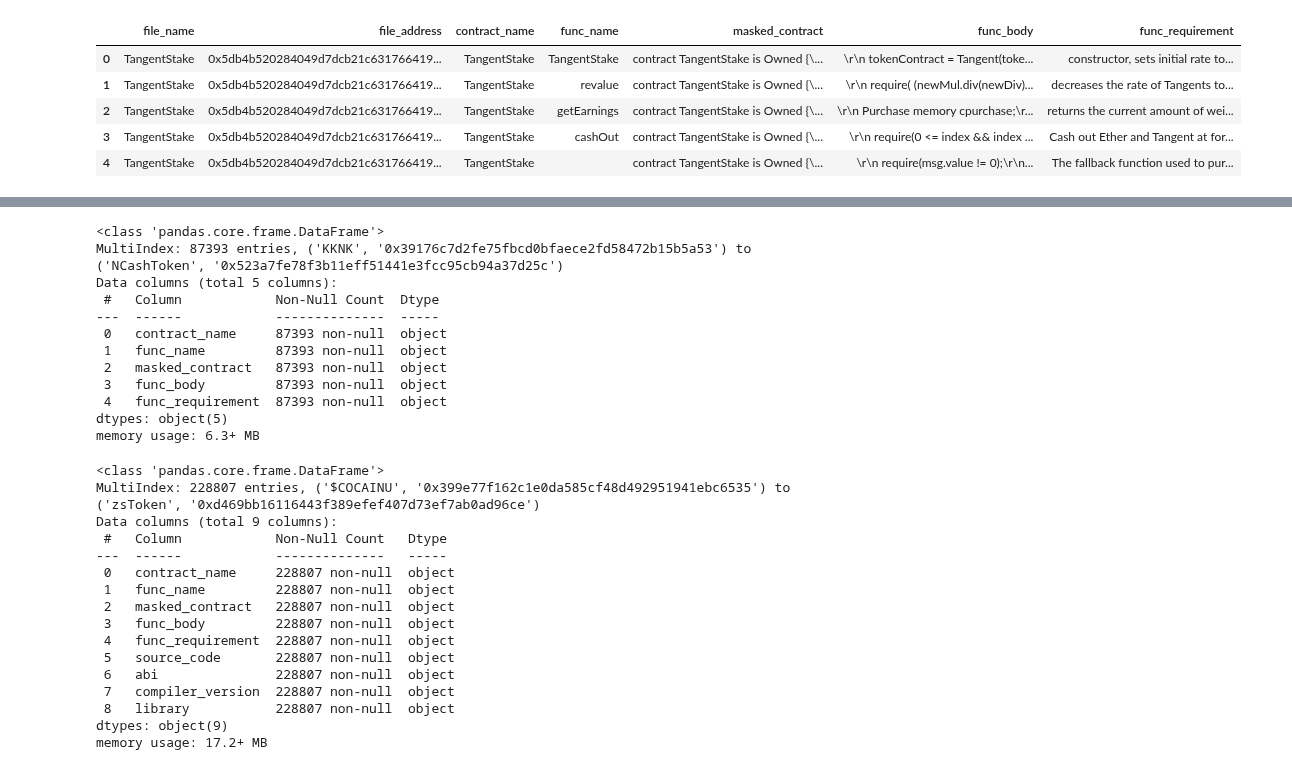
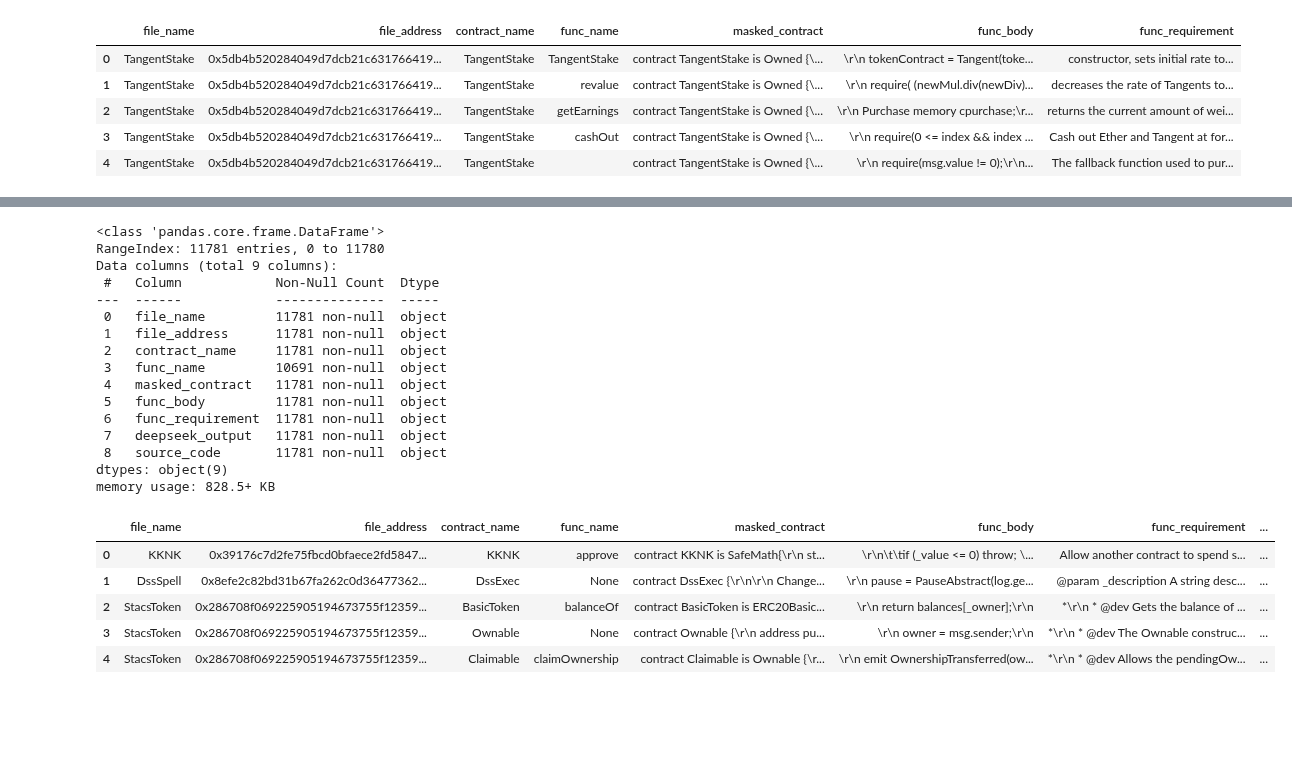
Before and after one commit to echodrift/code-generation, a Jupyter notebook: codegen.ipynb, the cells around one changed output, grey strips where cells are left out. Saved outputs shown, nothing was run; the diff lists cells and outputs as text; code cells hidden in the pictures; blank space fills up the shorter version.

```diff
--- a/codegen.ipynb
+++ b/codegen.ipynb
@@ -118,0 +149,7 @@ test_data.to_parquet("./data/data/test_data.parquet", engine="fastparquet")
+# %%
+train_file = pd.read_parquet("./data/solfile/train_file.parquet", engine="fastparquet")
+source = []
+for i in range(len(train)):
+    source.append(train_file[(train_file["file_name"] == train.loc[i, "file_name"]) &
+                            (train_file["file_address"] == train.loc[i, "file_address"])]["source_code"].iloc[0])
+source[0]
@@ -284,39 +266,33 @@ memory usage: 6.3+ MB
-# %%
-test_data.info()
-# %% [output]
-<class 'pandas.core.frame.DataFrame'>
-MultiIndex: 87393 entries, ('KKNK', '0x39176c7d2fe75fbcd0bfaece2fd58472b15b5a53') to ('NCashToken', '0x523a7fe78f3b11eff51441e3fcc95cb94a37d25c')
-Data columns (total 5 columns):
- #   Column            Non-Null Count  Dtype
----  ------            --------------  -----
- 0   contract_name     87393 non-null  object
- 1   func_name         87393 non-null  object
- 2   masked_contract   87393 non-null  object
- 3   func_body         87393 non-null  object
- 4   func_requirement  87393 non-null  object
-dtypes: object(5)
-memory usage: 6.3+ MB
-# %%
-test_file = pd.read_parquet("./data/solfile/test_file.parquet", engine="fastparquet")
-test_file.set_index(["file_name", "file_address"], inplace=True)
-
-test = test_data.join(test_file, how="inner")
+# %%
+source_codes = []
+for i in range(len(test)):
+    source_codes.append(test_file[(test_file["file_name"] == test.loc[i, "file_name"]) &
+                                  (test_file["file_address"] == test.loc[i, "file_address"])]["source_code"].iloc[0])
+test["source_code"] = source_codes
+test.info()
+# %% [output]
+<class 'pandas.core.frame.DataFrame'>
+RangeIndex: 11781 entries, 0 to 11780
+Data columns (total 9 columns):
+ #   Column            Non-Null Count  Dtype
+---  ------            --------------  -----
+ 0   file_name         11781 non-null  object
+ 1   file_address      11781 non-null  object
+ 2   contract_name     11781 non-null  object
+ 3   func_name         10691 non-null  object
+ 4   masked_contract   11781 non-null  object
+ 5   func_body         11781 non-null  object
+ 6   func_requirement  11781 non-null  object
+ 7   deepseek_output   11781 non-null  object
+ 8   source_code       11781 non-null  object
+dtypes: object(9)
+memory usage: 828.5+ KB
 # %%
-test.info()
+test.head()
 # %% [output]
-<class 'pandas.core.frame.DataFrame'>
-MultiIndex: 228807 entries, ('$COCAINU', '0x399e77f162c1e0da585cf48d492951941ebc6535') to ('zsToken', '0xd469bb16116443f389efef407d73ef7ab0ad96ce')
-Data columns (total 9 columns):
- #   Column            Non-Null Count   Dtype
----  ------            --------------   -----
- 0   contract_name     228807 non-null  object
- 1   func_name         228807 non-null  object
- 2   masked_contract   228807 non-null  object
- 3   func_body         228807 non-null  object
- 4   func_requirement  228807 non-null  object
- 5   source_code       228807 non-null  object
- 6   abi               228807 non-null  object
- 7   compiler_version  228807 non-null  object
- 8   library           228807 non-null  object
-dtypes: object(9)
-memory usage: 17.2+ MB
+|  | file_name | file_address | contract_name | func_name | masked_contract | func_body | func_requirement | ... |
+| 0 | KKNK | 0x39176c7d2fe75fbcd0bfaece2fd5847... | KKNK | approve | contract KKNK is SafeMath{\r\n st... | \r\n\t\tif (_value <= 0) throw; \... | Allow another contract to spend s... | ... |
+| 1 | DssSpell | 0x8efe2c82bd31b67fa262c0d36477362... | DssExec | None | contract DssExec {\r\n\r\n Change... | \r\n pause = PauseAbstract(log.ge... | @param _description A string desc... | ... |
+| 2 | StacsToken | 0x286708f069225905194673755f12359... | BasicToken | balanceOf | contract BasicToken is ERC20Basic... | \r\n return balances[_owner];\r\n | *\r\n * @dev Gets the balance of ... | ... |
+| 3 | StacsToken | 0x286708f069225905194673755f12359... | Ownable | None | contract Ownable {\r\n address pu... | \r\n owner = msg.sender;\r\n | *\r\n * @dev The Ownable construc... | ... |
+| 4 | StacsToken | 0x286708f069225905194673755f12359... | Claimable | claimOwnership | contract Claimable is Ownable {\r... | \r\n emit OwnershipTransferred(ow... | *\r\n * @dev Allows the pendingOw... | ... |
```
Also changed, not shown: parts of 31 cells of this notebook, 6 other files.
